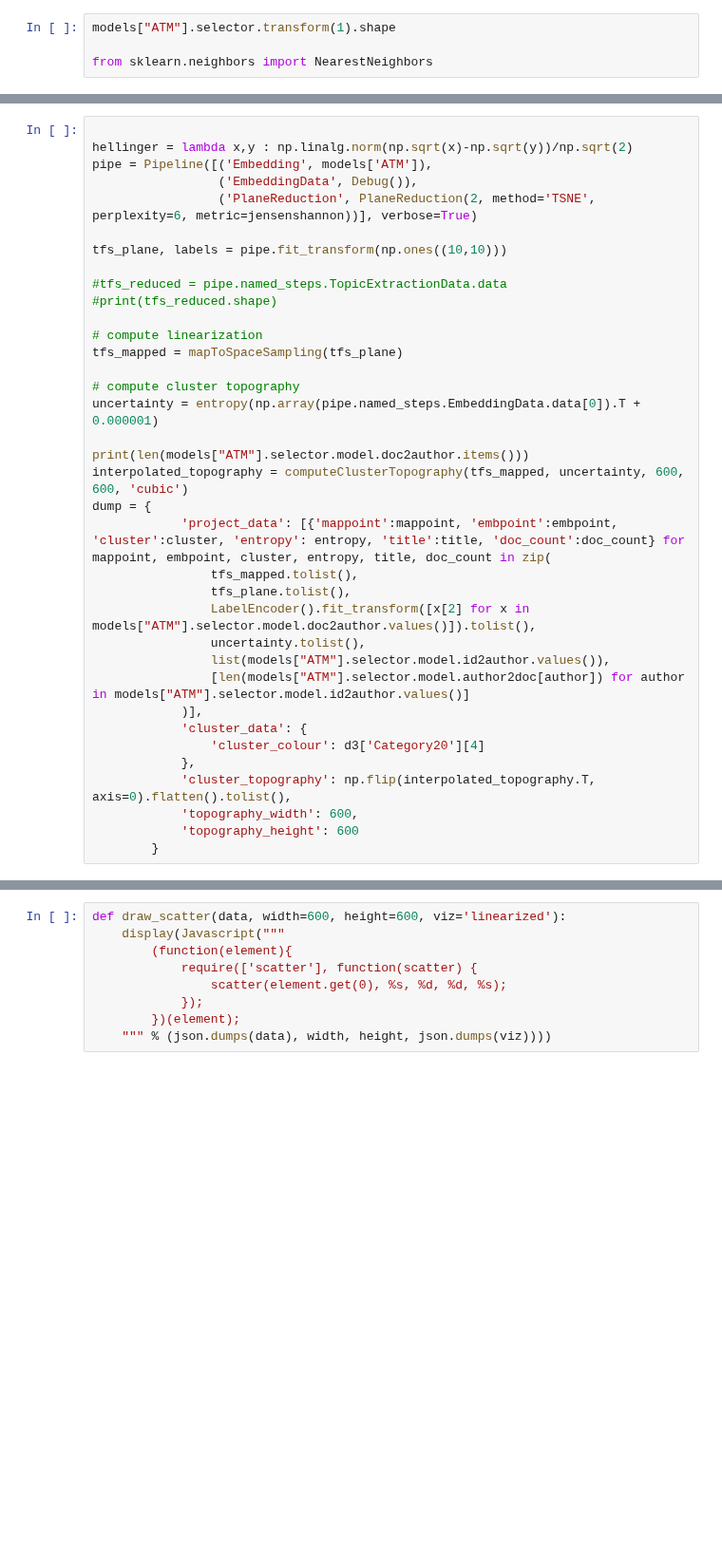
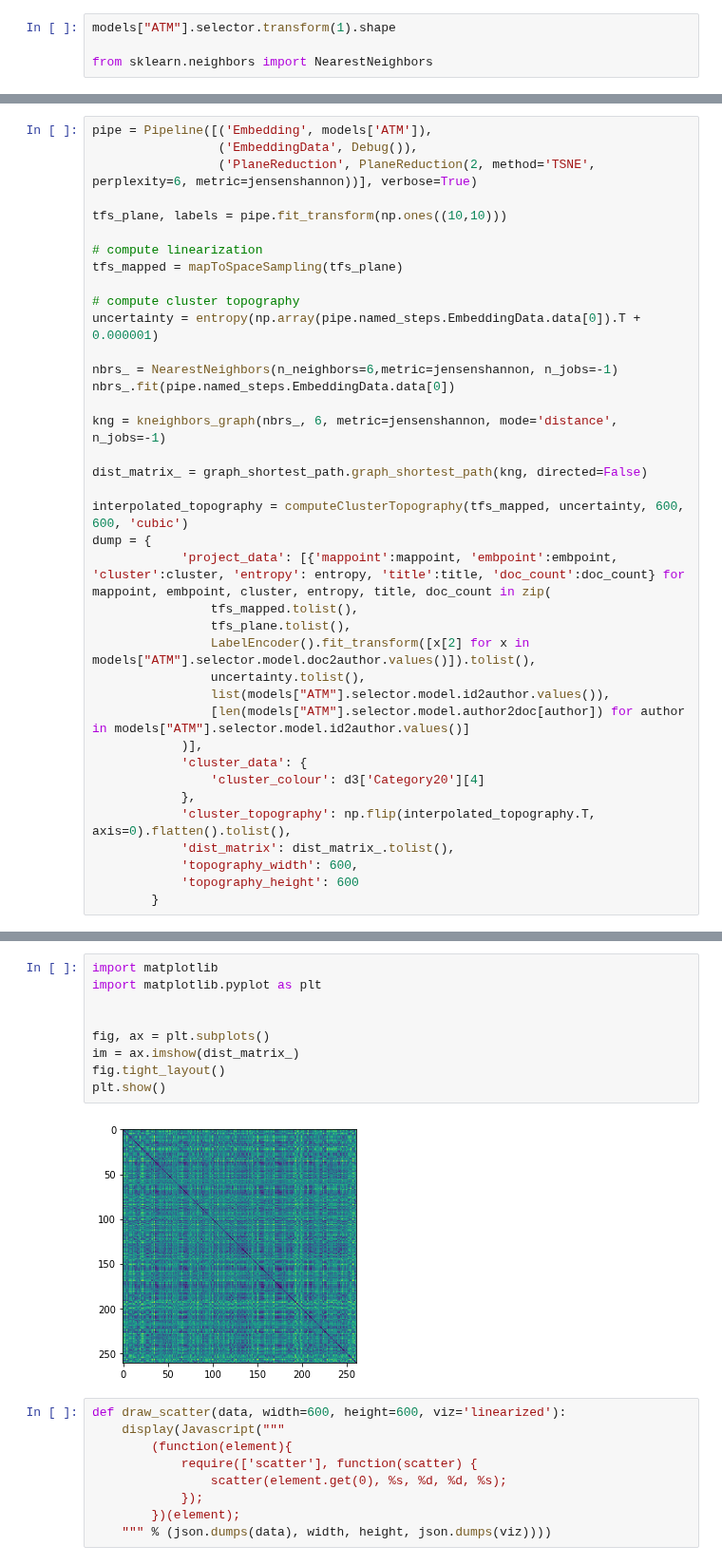
Before and after one commit to FUB-HCC/gepris-viewer, a Jupyter notebook: src/scripts/src/gepris_topics.ipynb, the cells around one changed output, grey strips where cells are left out. Shown at 95% size. Drawn from its saved outputs; the diff is of its cells as text; blank space fills up the shorter version.

Commit message:
Added distance matrix in embedding space and new dump

```diff
--- a/src/scripts/src/gepris_topics.ipynb
+++ b/src/scripts/src/gepris_topics.ipynb
@@ -70,14 +85,9 @@ for topic in models["ATM"].selector.model.show_topics(num_topics=10):
 # %%
-
-hellinger = lambda x,y : np.linalg.norm(np.sqrt(x)-np.sqrt(y))/np.sqrt(2)
 pipe = Pipeline([('Embedding', models['ATM']),
                  ('EmbeddingData', Debug()),
                  ('PlaneReduction', PlaneReduction(2, method='TSNE', perplexity=6, metric=jensenshannon))], verbose=True)
 
 tfs_plane, labels = pipe.fit_transform(np.ones((10,10)))
-
-#tfs_reduced = pipe.named_steps.TopicExtractionData.data
-#print(tfs_reduced.shape)
 
 # compute linearization
 tfs_mapped = mapToSpaceSampling(tfs_plane)
@@ -85,7 +95,13 @@ tfs_mapped = mapToSpaceSampling(tfs_plane)
 # compute cluster topography
 uncertainty = entropy(np.array(pipe.named_steps.EmbeddingData.data[0]).T + 0.000001)
 
-print(len(models["ATM"].selector.model.doc2author.items()))
+nbrs_ = NearestNeighbors(n_neighbors=6,metric=jensenshannon, n_jobs=-1)
+nbrs_.fit(pipe.named_steps.EmbeddingData.data[0])
+
+kng = kneighbors_graph(nbrs_, 6, metric=jensenshannon, mode='distance', n_jobs=-1)
+
+dist_matrix_ = graph_shortest_path.graph_shortest_path(kng, directed=False)
+
 interpolated_topography = computeClusterTopography(tfs_mapped, uncertainty, 600, 600, 'cubic')
 dump = {
             'project_data': [{'mappoint':mappoint, 'embpoint':embpoint, 'cluster':cluster, 'entropy': entropy, 'title':title, 'doc_count':doc_count} for mappoint, embpoint, cluster, entropy, title, doc_count in zip(
@@ -100,6 +116,7 @@ dump = {
                 'cluster_colour': d3['Category20'][4]
             },
             'cluster_topography': np.flip(interpolated_topography.T, axis=0).flatten().tolist(),
+            'dist_matrix': dist_matrix_.tolist(),
             'topography_width': 600,
             'topography_height': 600
         }
@@ -106,3 +127,14 @@ dump = {
+# %%
+import matplotlib
+import matplotlib.pyplot as plt
+
+
+fig, ax = plt.subplots()
+im = ax.imshow(dist_matrix_)
+fig.tight_layout()
+plt.show()
+# %% [output]
+[figure, added]
 # %%
 def draw_scatter(data, width=600, height=600, viz='linearized'):
     display(Javascript("""
```
Also changed, not shown: parts of 8 cells of this notebook, 3 other files.
